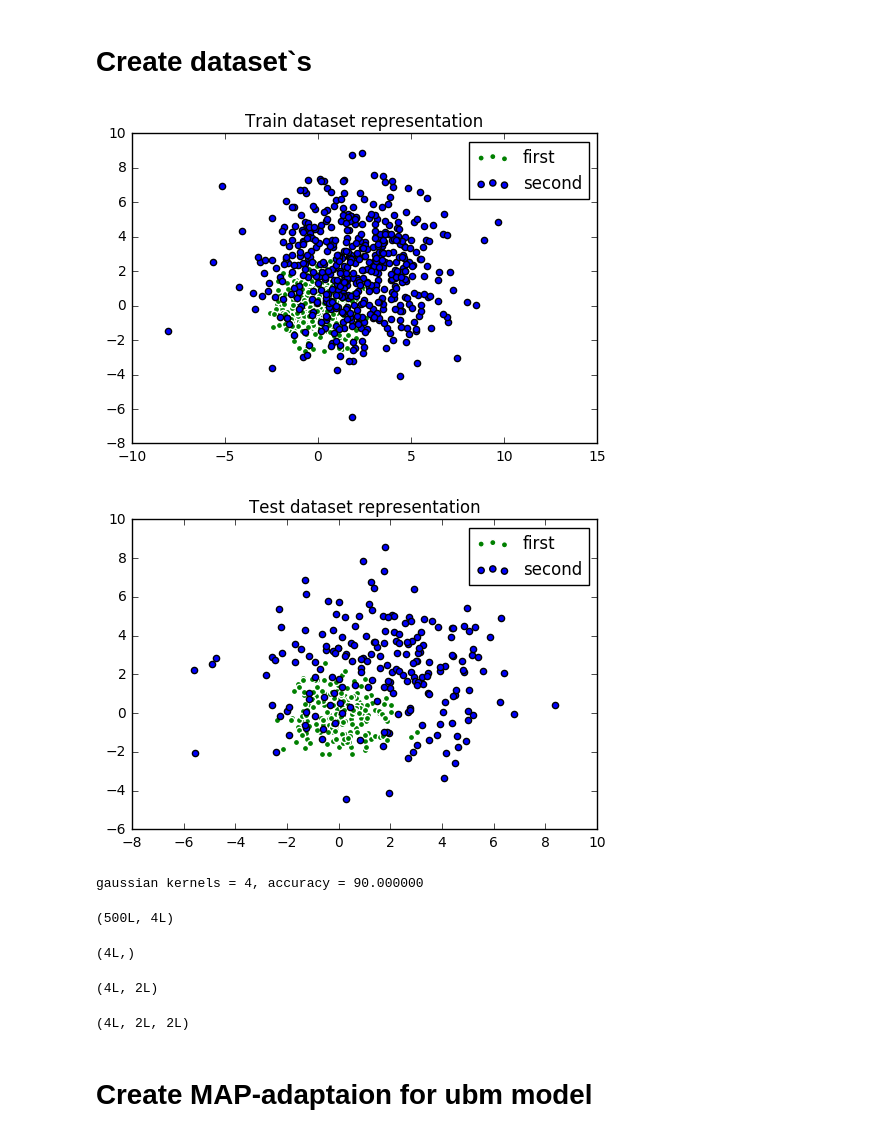
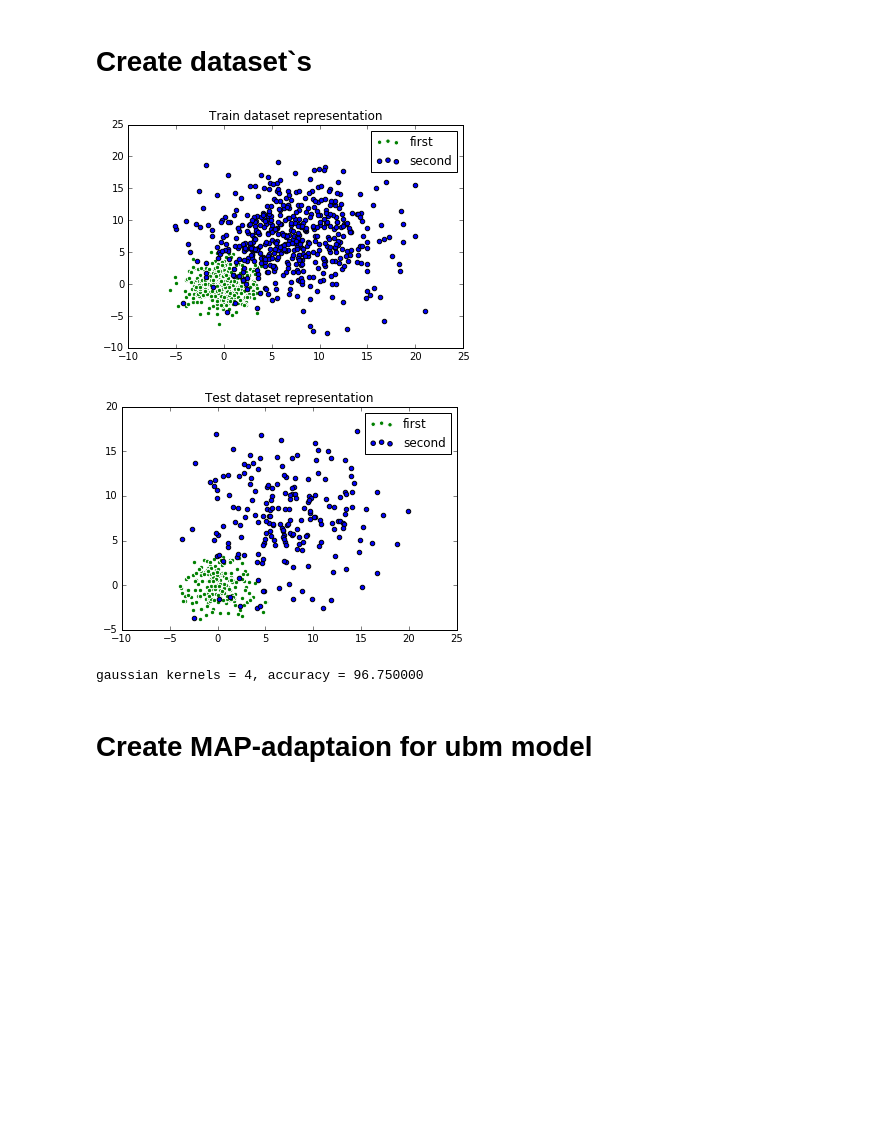
Before and after one commit to anotherotherme/voice_spoofing, a Jupyter notebook: GMM_UBM_approach/UBM learning.ipynb, the cells around one changed output. Drawn from its saved outputs; the diff is of its cells as text; code cells hidden in the pictures; blank space fills up the shorter version.

```diff
--- a/GMM_UBM_approach/UBM learning.ipynb
+++ b/GMM_UBM_approach/UBM learning.ipynb
@@ -12,42 +12,46 @@ from scipy import linalg
 # %% [markdown]
 # Create dataset`s
 # %%
-v = 2
+###################
+# First dataset
+###################
+
+v = 7
 middle_f = (0,0)
 cov_matrix_f = np.array(([v / 2, 0 ], [0, v/2]))
 
 firstSet =  np.random.multivariate_normal(middle_f, cov_matrix_f, 500)
 firstSetTest =  np.random.multivariate_normal(middle_f, cov_matrix_f, 200)
 
-
+##############################################################
 middle_s = (v, v)
 cov_matrix_s = np.array(([3*v, 0 ], [0, 3*v]))
 
 secondSet = np.random.multivariate_normal(middle_s, cov_matrix_s, 500)
 secondSetTest = np.random.multivariate_normal(middle_s, cov_matrix_s, 200)
 
 x_train = np.concatenate((firstSet, secondSet))
 y_train = np.concatenate([np.zeros((500)), np.ones((500))]).astype('int')
 
 x_test = np.concatenate( [ firstSetTest, secondSetTest] )
 y_test = np.concatenate([np.zeros((200)), np.ones((200))]).astype('int')
 
 
 plt.title('Train dataset representation')
 plt.scatter(firstSet[:, 0],  firstSet[:, 1],color = 'green', edgecolors = 'white', label = 'first')
 plt.scatter(secondSet[:, 0],  secondSet[:, 1], label = 'second')
 plt.legend()
 plt.show()
 
 
 plt.title('Test dataset representation')
 plt.scatter(firstSetTest[:, 0],  firstSetTest[:, 1],color = 'green', edgecolors = 'white', label = 'first')
 plt.scatter(secondSetTest[:, 0],  secondSetTest[:, 1], label = 'second')
 plt.legend()
 plt.show()
 # %% [output]
-[figure, old version]
+[figure, new version]
-[figure, old version]
+[figure, new version]
 # %%
 covar_type = 'diag'
 i = 4
@@ -62,23 +66,7 @@ prediction  = np.array(np.log(firstSet.shape[0])+ g1.score(x_test)  < np.log(sec
 accuracy = np.mean(prediction == y_test) * 100
 print 'gaussian kernels = %d, accuracy = %f'%(i, accuracy)
 # %% [output]
-gaussian kernels = 4, accuracy = 90.000000
+gaussian kernels = 4, accuracy = 96.750000
-# %%
-np.asarray(g1.score_samples(firstSet)[1]).shape
-# %% [output]
-(500L, 4L)
-# %%
-g1.weights_.shape
-# %% [output]
-(4L,)
-# %%
-g1.means_.shape
-# %% [output]
-(4L, 2L)
-# %%
-g1.covars_.shape
-# %% [output]
-(4L, 2L, 2L)
 # %% [markdown]
 # Create MAP-adaptaion for ubm model
 # %%
```
Also changed, not shown: parts of 11 cells of this notebook.
